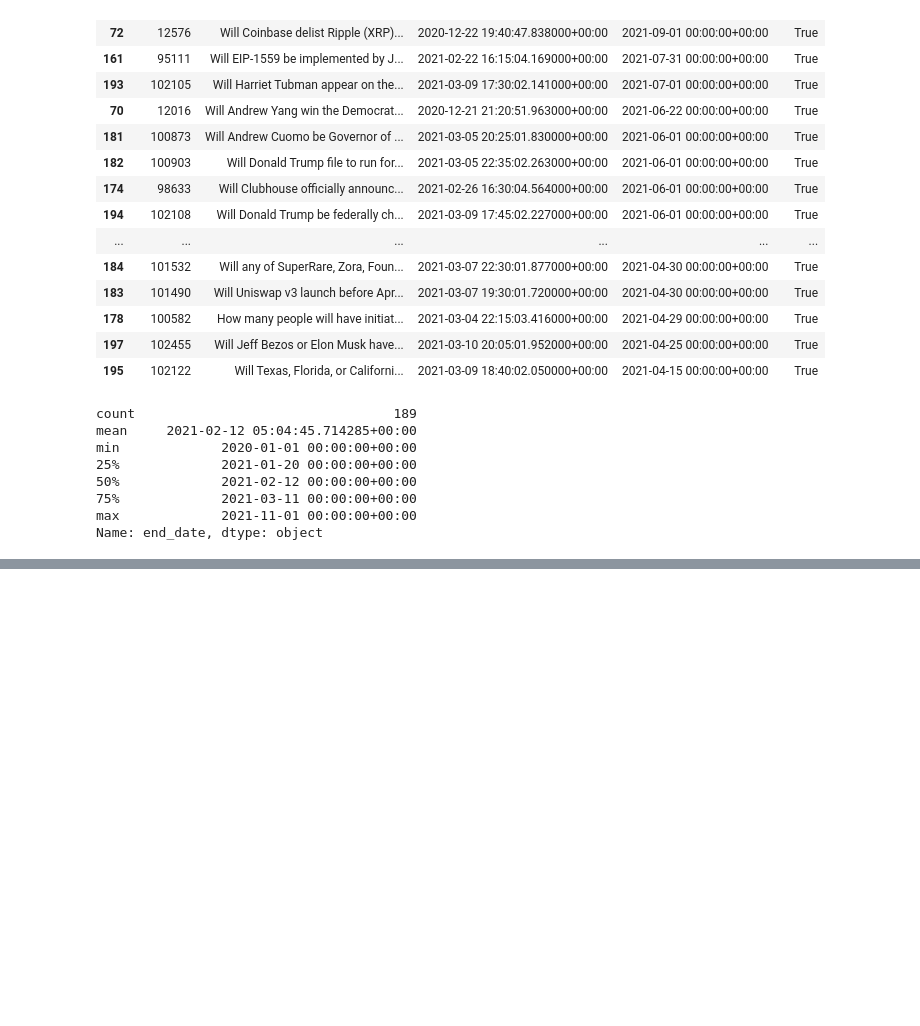
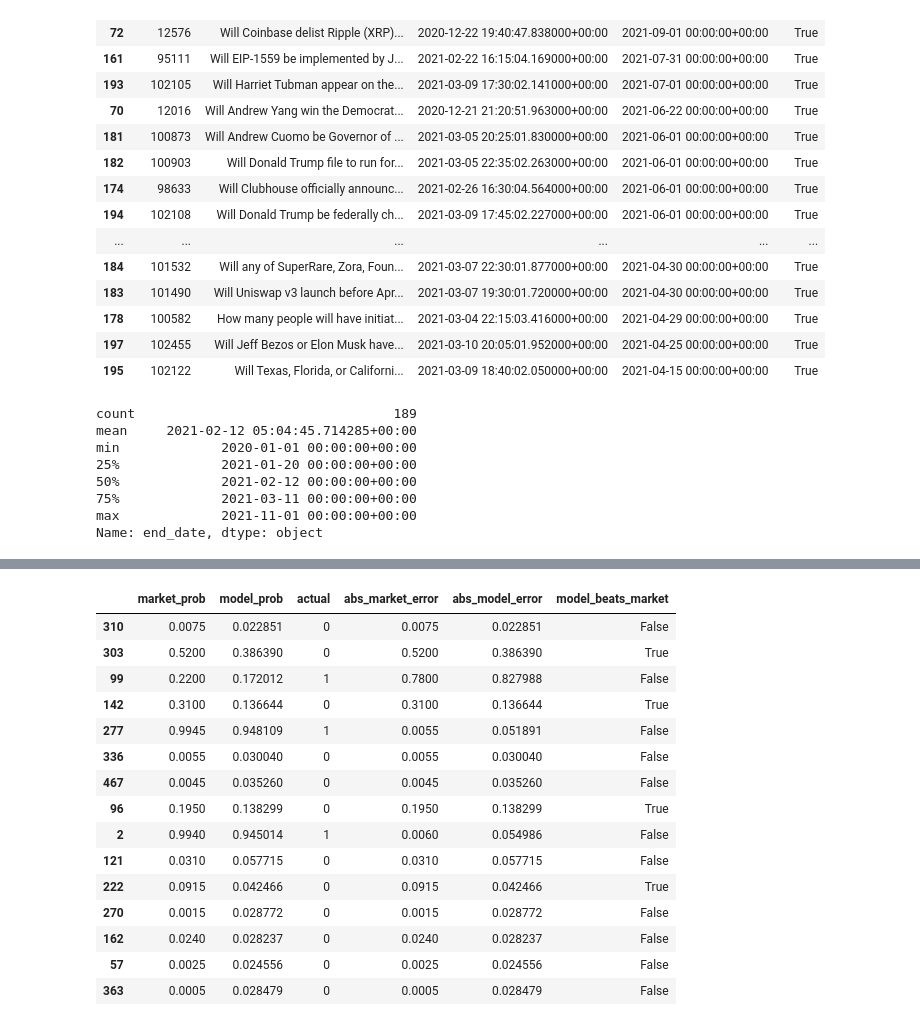
Before and after one commit to JWLZGG/prediction-markets-phase1, a Jupyter notebook: Untitled2.ipynb, the cells around one changed output, grey strips where cells are left out. Cells and saved outputs as stored; diff of their text form; code cells hidden in the pictures; blank space fills up the shorter version.

```diff
--- a/Untitled2.ipynb
+++ b/Untitled2.ipynb
@@ -199,0 +855,34 @@ Name: end_date, dtype: object
+# %%
+results = X_test.copy()
+results["actual"] = y_test.values
+results["market_prob"] = X_test["market_implied_prob"].values
+results["model_prob"] = y_prob
+results["abs_model_error"] = (results["model_prob"] - results["actual"]).abs()
+results["abs_market_error"] = (results["market_prob"] - results["actual"]).abs()
+results["model_beats_market"] = results["abs_model_error"] < results["abs_market_error"]
+
+results[[
+    "market_prob",
+    "model_prob",
+    "actual",
+    "abs_market_error",
+    "abs_model_error",
+    "model_beats_market",
+]].head(15)
+# %% [output]
+|  | market_prob | model_prob | actual | abs_market_error | abs_model_error | model_beats_market |
+| 310 | 0.0075 | 0.022851 | 0 | 0.0075 | 0.022851 | False |
+| 303 | 0.5200 | 0.386390 | 0 | 0.5200 | 0.386390 | True |
+| 99 | 0.2200 | 0.172012 | 1 | 0.7800 | 0.827988 | False |
+| 142 | 0.3100 | 0.136644 | 0 | 0.3100 | 0.136644 | True |
+| 277 | 0.9945 | 0.948109 | 1 | 0.0055 | 0.051891 | False |
+| 336 | 0.0055 | 0.030040 | 0 | 0.0055 | 0.030040 | False |
+| 467 | 0.0045 | 0.035260 | 0 | 0.0045 | 0.035260 | False |
+| 96 | 0.1950 | 0.138299 | 0 | 0.1950 | 0.138299 | True |
+| 2 | 0.9940 | 0.945014 | 1 | 0.0060 | 0.054986 | False |
+| 121 | 0.0310 | 0.057715 | 0 | 0.0310 | 0.057715 | False |
+| 222 | 0.0915 | 0.042466 | 0 | 0.0915 | 0.042466 | True |
+| 270 | 0.0015 | 0.028772 | 0 | 0.0015 | 0.028772 | False |
+| 162 | 0.0240 | 0.028237 | 0 | 0.0240 | 0.028237 | False |
+| 57 | 0.0025 | 0.024556 | 0 | 0.0025 | 0.024556 | False |
+| 363 | 0.0005 | 0.028479 | 0 | 0.0005 | 0.028479 | False |
```
Also changed, not shown: parts of 56 cells of this notebook, 2 other files.
